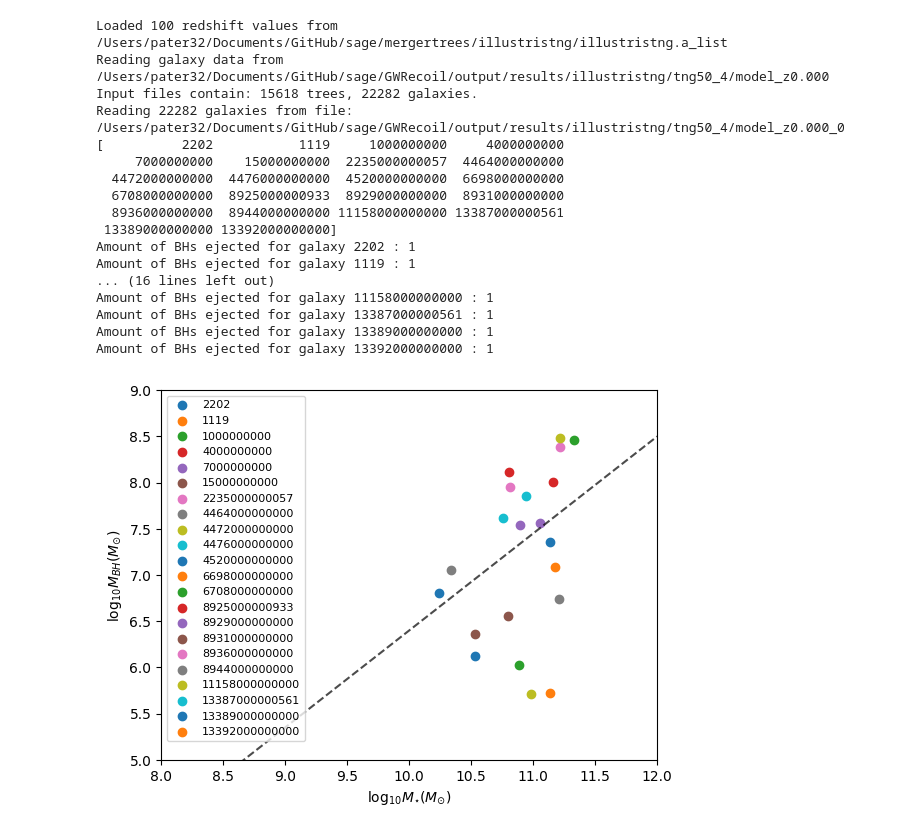
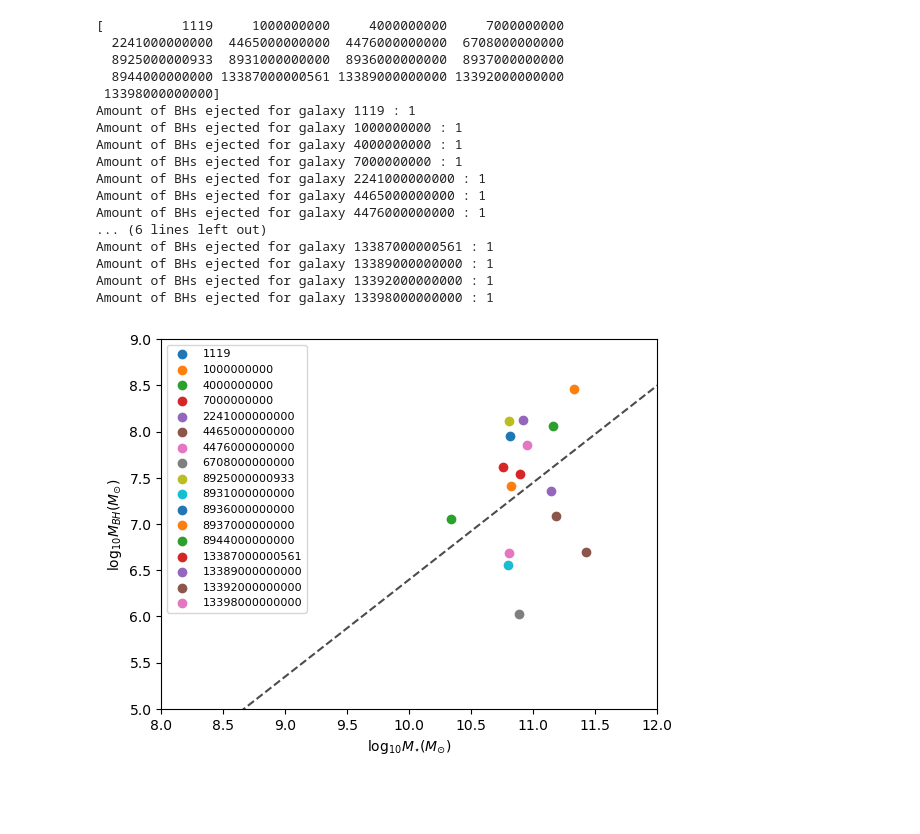
Before and after one commit to ripatel-astro/sage, a Jupyter notebook: GWRecoil/output/results/millennium/notebooks/sandbox.ipynb, the cells around one changed output. Cells and saved outputs as stored; diff of their text form; code cells hidden in the pictures; blank space fills up the shorter version.

```diff
--- a/GWRecoil/output/results/millennium/notebooks/sandbox.ipynb
+++ b/GWRecoil/output/results/millennium/notebooks/sandbox.ipynb
@@ -68,20 +66,20 @@ Reading 0 galaxies from file: /Users/pater32/Documents/GitHub/sage/GWRecoil/outp
 # %%
 ## RECREATE STELLARMASS - BHMASS PLOT
 
-w = (galaxies.StellarMass > 0) & (galaxies.BlackHoleMass > 0)
-m = w & (galaxies.BHmergeCount > 0)
-r = w & (galaxies.BHrefillCount > 0) & (galaxies.BHejectFlag == 0)
+w = (galaxies_z0.StellarMass > 0) & (galaxies_z0.BlackHoleMass > 0)
+m = w & (galaxies_z0.BHmergeCount > 0)
+r = w & (galaxies_z0.BHrefillCount > 0) & (galaxies_z0.BHejectFlag == 0)
 
-hubble_h = metadata['hubble_h']
 
-stellar_mass = np.log10(galaxies.StellarMass[w] * 1e10 / hubble_h)
-bh_mass = np.log10(galaxies.BlackHoleMass[w] * 1e10 / hubble_h)
 
-stellar_mass_merge = np.log10(galaxies.StellarMass[m] * 1e10 / hubble_h)
-bh_mass_merge = np.log10(galaxies.BlackHoleMass[m] * 1e10 / hubble_h)
+stellar_mass = np.log10(galaxies_z0.StellarMass[w] * 1e10 / hubble_h)
+bh_mass = np.log10(galaxies_z0.BlackHoleMass[w] * 1e10 / hubble_h)
 
-stellar_mass_refill = np.log10(galaxies.StellarMass[r] * 1e10 / hubble_h)
-bh_mass_refill = np.log10(galaxies.BlackHoleMass[r] * 1e10 / hubble_h)
+stellar_mass_merge = np.log10(galaxies_z0.StellarMass[m] * 1e10 / hubble_h)
+bh_mass_merge = np.log10(galaxies_z0.BlackHoleMass[m] * 1e10 / hubble_h)
+
+stellar_mass_refill = np.log10(galaxies_z0.StellarMass[r] * 1e10 / hubble_h)
+bh_mass_refill = np.log10(galaxies_z0.BlackHoleMass[r] * 1e10 / hubble_h)
 
 
 # plt.scatter(
@@ -105,10 +103,9 @@ plt.scatter(
     stellar_mass_refill,
     bh_mass_refill,
     marker = 'o',
-    color = 'magenta',
+    color = 'tomato',
     s=5
 )
-
 plt.xlim(8.0, 12.0)
 plt.ylim(5, 9)
 # %% [output]
@@ -117,47 +114,46 @@ plt.ylim(5, 9)
 # %%
-galaxies, volume, metadata = load_snapshot(param_file, 99)
 
-w = (galaxies.StellarMass > 0) & (galaxies.BlackHoleMass > 0)
-r = w & (galaxies.BHrefillCount > 0) & (galaxies.BHejectFlag == 0)
+w = (galaxies_z0.StellarMass > 0) & (galaxies_z0.BlackHoleMass > 0)
+r = w & (galaxies_z0.BHrefillCount > 0) & (galaxies_z0.BHejectFlag == 0)
 
-gal_ids_refilled = galaxies.GalaxyIndex[r]
+gal_ids_refilled = galaxies_z0.GalaxyIndex[r]
 print(gal_ids_refilled)
 
 gal_id = 1119
 
 
-for i in range(len(galaxies)):
-    for gal_id in gal_ids_refilled:
-        if galaxies.GalaxyIndex[i] == gal_id:
-            stellar_mass = np.log10(galaxies.StellarMass[i] * 1e10 / hubble_h)
-            bh_mass = np.log10(galaxies.BlackHoleMass[i] * 1e10 / hubble_h)
+for i in range(len(galaxies_z0)):
+        if (galaxies_z0.GalaxyIndex[i] in gal_ids_refilled):
+            gal_id = galaxies_z0.GalaxyIndex[i]
+            stellar_mass = np.log10(galaxies_z0.StellarMass[i] * 1e10 / hubble_h)
+            bh_mass = np.log10(galaxies_z0.BlackHoleMass[i] * 1e10 / hubble_h)
             plt.scatter(stellar_mass, bh_mass, marker='o', label = gal_id)
-            print('Amount of BHs ejected for galaxy', gal_id,':', galaxies.BHejectCount[i])
+            print('Amount of BHs ejected for galaxy', gal_id,':', galaxies_z0.BHejectCount[i])
 x_hr_r = np.logspace(8, 12, 100)
 y_hr_r = 10 ** (7.45) * (x_hr_r / 1.0e11) ** 1.05
 plt.plot(np.log10(x_hr_r), np.log10(y_hr_r), color = "black", alpha = 0.7, linestyle = "--")
 plt.legend(fontsize=8)
 plt.xlabel(r'log$_{10}M_{\star}(M_{\odot})$')
 plt.ylabel(r'log$_{10}M_{BH}(M_{\odot})$')
 plt.xlim(8.0, 12.0)
 plt.ylim(5, 9)
 plt.show()
 # %% [output]
-Loaded 100 redshift values from /Users/pater32/Documents/GitHub/sage/mergertrees/illustristng/illustristng.a_list
-Reading galaxy data from /Users/pater32/Documents/GitHub/sage/GWRecoil/output/results/illustristng/tng50_4/model_z0.000
-Input files contain: 15618 trees, 22282 galaxies.
-Reading 22282 galaxies from file: /Users/pater32/Documents/GitHub/sage/GWRecoil/output/results/illustristng/tng50_4/model_z0.000_0
-[          2202           1119     1000000000     4000000000
-     7000000000    15000000000  2235000000057  4464000000000
-  4472000000000  4476000000000  4520000000000  6698000000000
-  6708000000000  8925000000933  8929000000000  8931000000000
-  8936000000000  8944000000000 11158000000000 13387000000561
- 13389000000000 13392000000000]
-Amount of BHs ejected for galaxy 2202 : 1
+[          1119     1000000000     4000000000     7000000000
+  2241000000000  4465000000000  4476000000000  6708000000000
+  8925000000933  8931000000000  8936000000000  8937000000000
+  8944000000000 13387000000561 13389000000000 13392000000000
+ 13398000000000]
 Amount of BHs ejected for galaxy 1119 : 1
-... (16 lines left out)
-Amount of BHs ejected for galaxy 11158000000000 : 1
+Amount of BHs ejected for galaxy 1000000000 : 1
+Amount of BHs ejected for galaxy 4000000000 : 1
+Amount of BHs ejected for galaxy 7000000000 : 1
+Amount of BHs ejected for galaxy 2241000000000 : 1
+Amount of BHs ejected for galaxy 4465000000000 : 1
+Amount of BHs ejected for galaxy 4476000000000 : 1
+... (6 lines left out)
 Amount of BHs ejected for galaxy 13387000000561 : 1
 Amount of BHs ejected for galaxy 13389000000000 : 1
 Amount of BHs ejected for galaxy 13392000000000 : 1
+Amount of BHs ejected for galaxy 13398000000000 : 1
-[figure, old version]
+[figure, new version]
```
Also changed, not shown: parts of 13 cells of this notebook, 4 other files.
